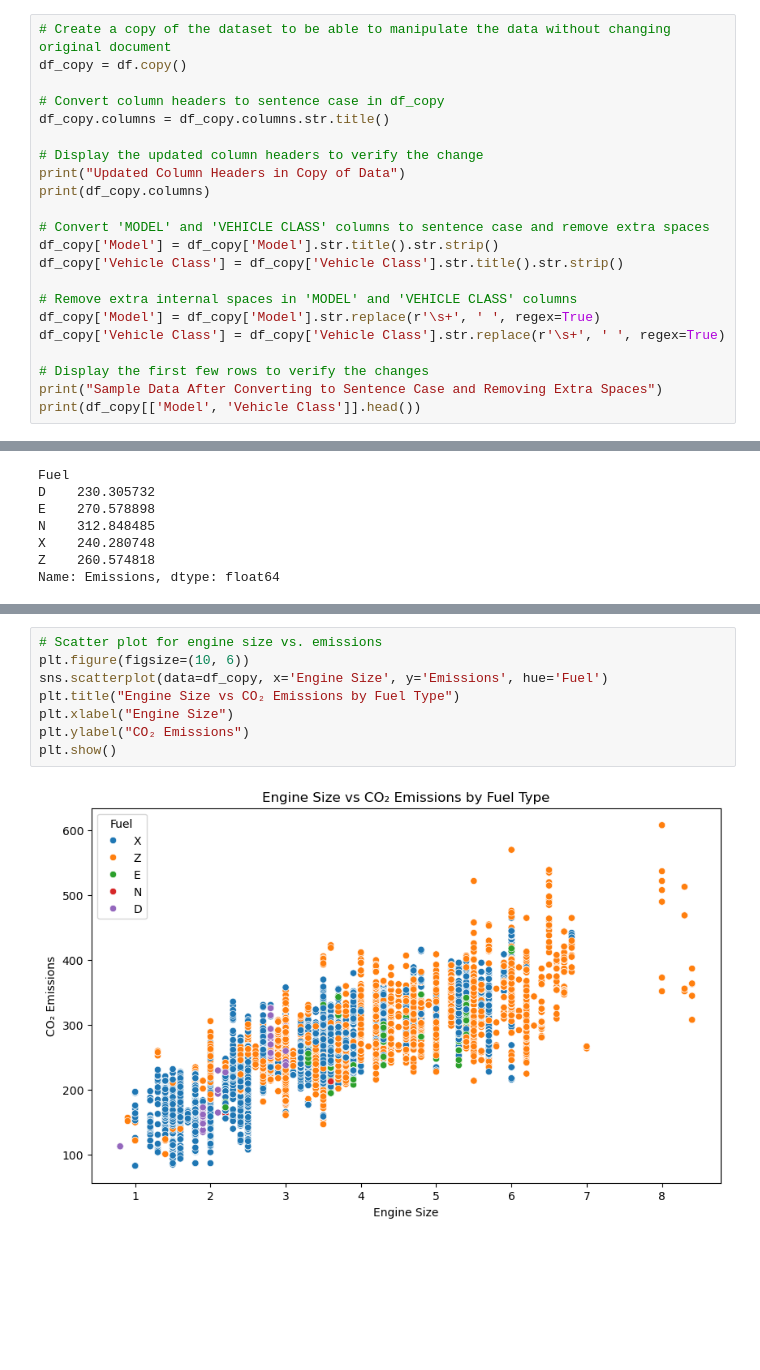
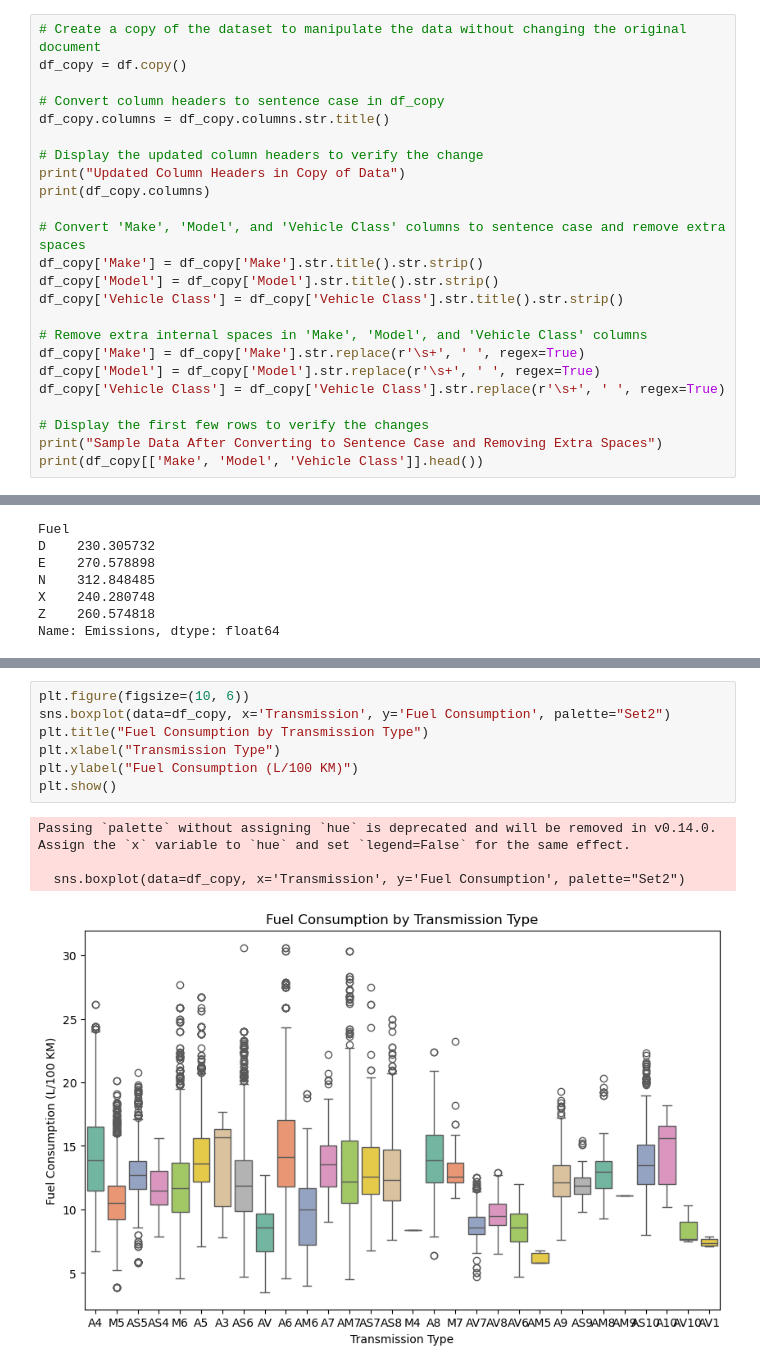
Before and after one commit to WambuiMunene/Phase2-Project_Group-4, a Jupyter notebook: Notebooks/Louis.ipynb, the cells around one changed output, grey strips where cells are left out. Saved outputs shown, nothing was run; the diff lists cells and outputs as text; blank space fills up the shorter version.

```diff
--- a/Notebooks/Louis.ipynb
+++ b/Notebooks/Louis.ipynb
@@ -200,7 +225,7 @@ xB                  10
 xD                   8
 Name: count, Length: 4242, dtype: int64
 # %%
-# Create a copy of the dataset to be able to manipulate the data without changing original document
+# Create a copy of the dataset to manipulate the data without changing the original document
 df_copy = df.copy()
 
 # Convert column headers to sentence case in df_copy
@@ -210,17 +235,19 @@ df_copy.columns = df_copy.columns.str.title()
 print("Updated Column Headers in Copy of Data")
 print(df_copy.columns)
 
-# Convert 'MODEL' and 'VEHICLE CLASS' columns to sentence case and remove extra spaces
+# Convert 'Make', 'Model', and 'Vehicle Class' columns to sentence case and remove extra spaces
+df_copy['Make'] = df_copy['Make'].str.title().str.strip()
 df_copy['Model'] = df_copy['Model'].str.title().str.strip()
 df_copy['Vehicle Class'] = df_copy['Vehicle Class'].str.title().str.strip()
 
-# Remove extra internal spaces in 'MODEL' and 'VEHICLE CLASS' columns
+# Remove extra internal spaces in 'Make', 'Model', and 'Vehicle Class' columns
+df_copy['Make'] = df_copy['Make'].str.replace(r'\s+', ' ', regex=True)
 df_copy['Model'] = df_copy['Model'].str.replace(r'\s+', ' ', regex=True)
 df_copy['Vehicle Class'] = df_copy['Vehicle Class'].str.replace(r'\s+', ' ', regex=True)
 
 # Display the first few rows to verify the changes
 print("Sample Data After Converting to Sentence Case and Removing Extra Spaces")
-print(df_copy[['Model', 'Vehicle Class']].head())
+print(df_copy[['Make', 'Model', 'Vehicle Class']].head())
 # %% [output]
 Updated Column Headers in Copy of Data
 Index(['Year', 'Make', 'Model', 'Vehicle Class', 'Engine Size', 'Cylinders',
@@ -572,10 +649,12 @@ avg_emissions_by_year.plot(title="Average CO₂ Emissions Over the Years");
 # %%
-# Scatter plot for engine size vs. emissions
 plt.figure(figsize=(10, 6))
-sns.scatterplot(data=df_copy, x='Engine Size', y='Emissions', hue='Fuel')
-plt.title("Engine Size vs CO₂ Emissions by Fuel Type")
-plt.xlabel("Engine Size")
-plt.ylabel("CO₂ Emissions")
+sns.boxplot(data=df_copy, x='Transmission', y='Fuel Consumption', palette="Set2")
+plt.title("Fuel Consumption by Transmission Type")
+plt.xlabel("Transmission Type")
+plt.ylabel("Fuel Consumption (L/100 KM)")
 plt.show()
 # %% [output]
+Passing `palette` without assigning `hue` is deprecated and will be removed in v0.14.0. Assign the `x` variable to `hue` and set `legend=False` for the same effect.
+
+  sns.boxplot(data=df_copy, x='Transmission', y='Fuel Consumption', palette="Set2")
-[figure, old version]
+[figure, new version]
```
Also changed, not shown: parts of 47 cells of this notebook.
